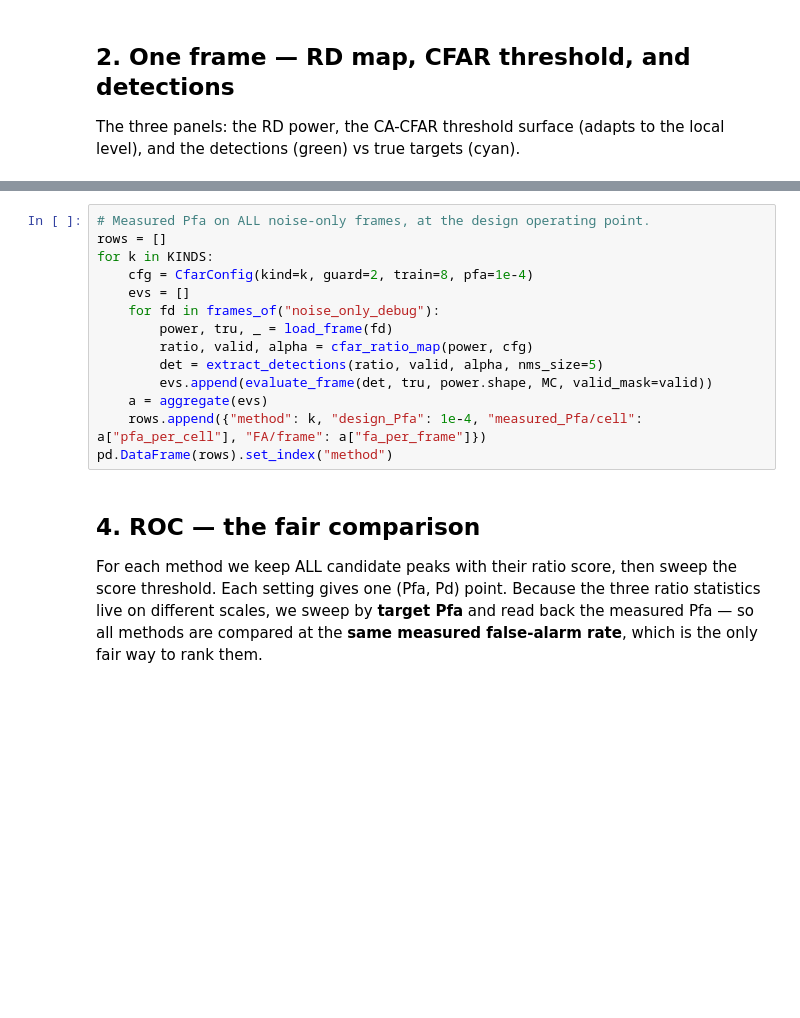
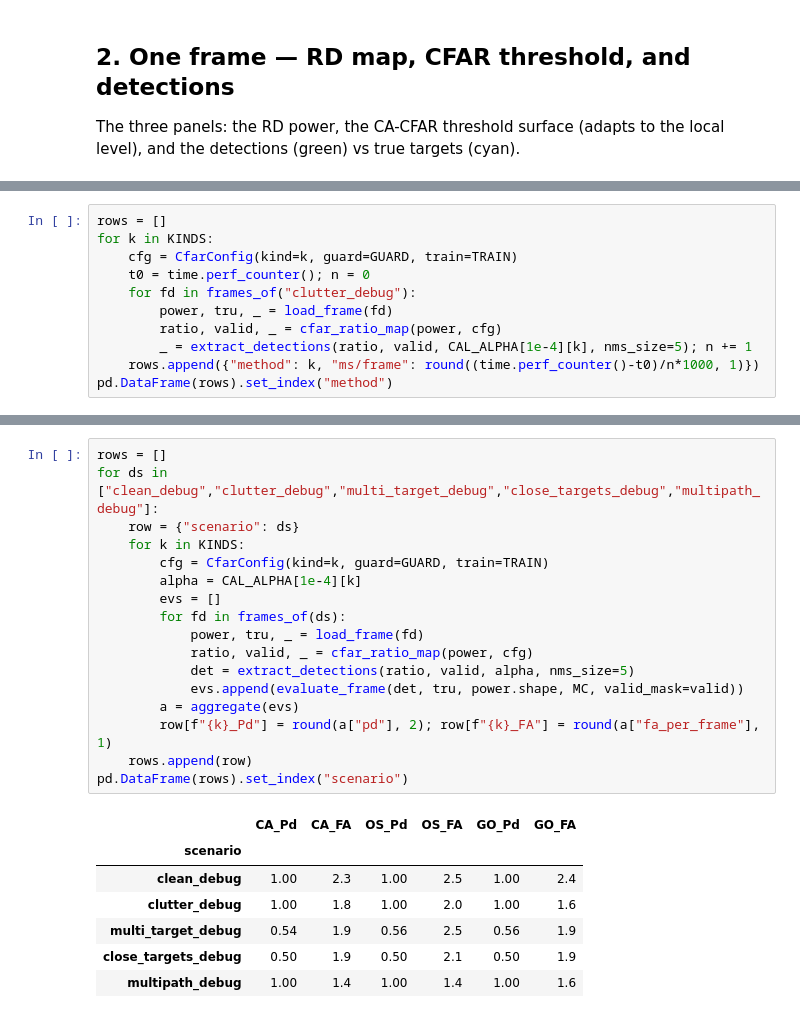
Before and after one commit to alijaafar232003/fmcw-radar-cfar-vs-dl, a Jupyter notebook: notebooks/cfar_comparison.ipynb, the cells around one changed output, grey strips where cells are left out. Cells and saved outputs as stored; diff of their text form; blank space fills up the shorter version.

```diff
--- a/notebooks/cfar_comparison.ipynb
+++ b/notebooks/cfar_comparison.ipynb
@@ -96,0 +323,11 @@ pd.DataFrame(rows).set_index("method")
+# %%
+rows = []
+for k in KINDS:
+    cfg = CfarConfig(kind=k, guard=GUARD, train=TRAIN)
+    t0 = time.perf_counter(); n = 0
+    for fd in frames_of("clutter_debug"):
+        power, tru, _ = load_frame(fd)
+        ratio, valid, _ = cfar_ratio_map(power, cfg)
+        _ = extract_detections(ratio, valid, CAL_ALPHA[1e-4][k], nms_size=5); n += 1
+    rows.append({"method": k, "ms/frame": round((time.perf_counter()-t0)/n*1000, 1)})
+pd.DataFrame(rows).set_index("method")
@@ -97,21 +344,25 @@ pd.DataFrame(rows).set_index("method")
 # %%
-# Measured Pfa on ALL noise-only frames, at the design operating point.
 rows = []
-for k in KINDS:
-    cfg = CfarConfig(kind=k, guard=2, train=8, pfa=1e-4)
-    evs = []
-    for fd in frames_of("noise_only_debug"):
-        power, tru, _ = load_frame(fd)
-        ratio, valid, alpha = cfar_ratio_map(power, cfg)
-        det = extract_detections(ratio, valid, alpha, nms_size=5)
-        evs.append(evaluate_frame(det, tru, power.shape, MC, valid_mask=valid))
-    a = aggregate(evs)
-    rows.append({"method": k, "design_Pfa": 1e-4, "measured_Pfa/cell": a["pfa_per_cell"], "FA/frame": a["fa_per_frame"]})
-pd.DataFrame(rows).set_index("method")
+for ds in ["clean_debug","clutter_debug","multi_target_debug","close_targets_debug","multipath_debug"]:
+    row = {"scenario": ds}
+    for k in KINDS:
+        cfg = CfarConfig(kind=k, guard=GUARD, train=TRAIN)
+        alpha = CAL_ALPHA[1e-4][k]
+        evs = []
+        for fd in frames_of(ds):
+            power, tru, _ = load_frame(fd)
+            ratio, valid, _ = cfar_ratio_map(power, cfg)
+            det = extract_detections(ratio, valid, alpha, nms_size=5)
+            evs.append(evaluate_frame(det, tru, power.shape, MC, valid_mask=valid))
+        a = aggregate(evs)
+        row[f"{k}_Pd"] = round(a["pd"], 2); row[f"{k}_FA"] = round(a["fa_per_frame"], 1)
+    rows.append(row)
+pd.DataFrame(rows).set_index("scenario")
+# %% [output]
+|  | CA_Pd | CA_FA | OS_Pd | OS_FA | GO_Pd | GO_FA |
+| scenario |  |  |  |  |  |  |
+| clean_debug | 1.00 | 2.3 | 1.00 | 2.5 | 1.00 | 2.4 |
+| clutter_debug | 1.00 | 1.8 | 1.00 | 2.0 | 1.00 | 1.6 |
+| multi_target_debug | 0.54 | 1.9 | 0.56 | 2.5 | 0.56 | 1.9 |
+| close_targets_debug | 0.50 | 1.9 | 0.50 | 2.1 | 0.50 | 1.9 |
+| multipath_debug | 1.00 | 1.4 | 1.00 | 1.4 | 1.00 | 1.6 |
-# %% [markdown]
-## 4. ROC — the fair comparison
-
-For each method we keep ALL candidate peaks with their ratio score, then sweep the score
-threshold. Each setting gives one (Pfa, Pd) point. Because the three ratio statistics live on
-different scales, we sweep by **target Pfa** and read back the measured Pfa — so all methods are
-compared at the **same measured false-alarm rate**, which is the only fair way to rank them.
```
Also changed, not shown: parts of 31 cells of this notebook, 4 other files.
